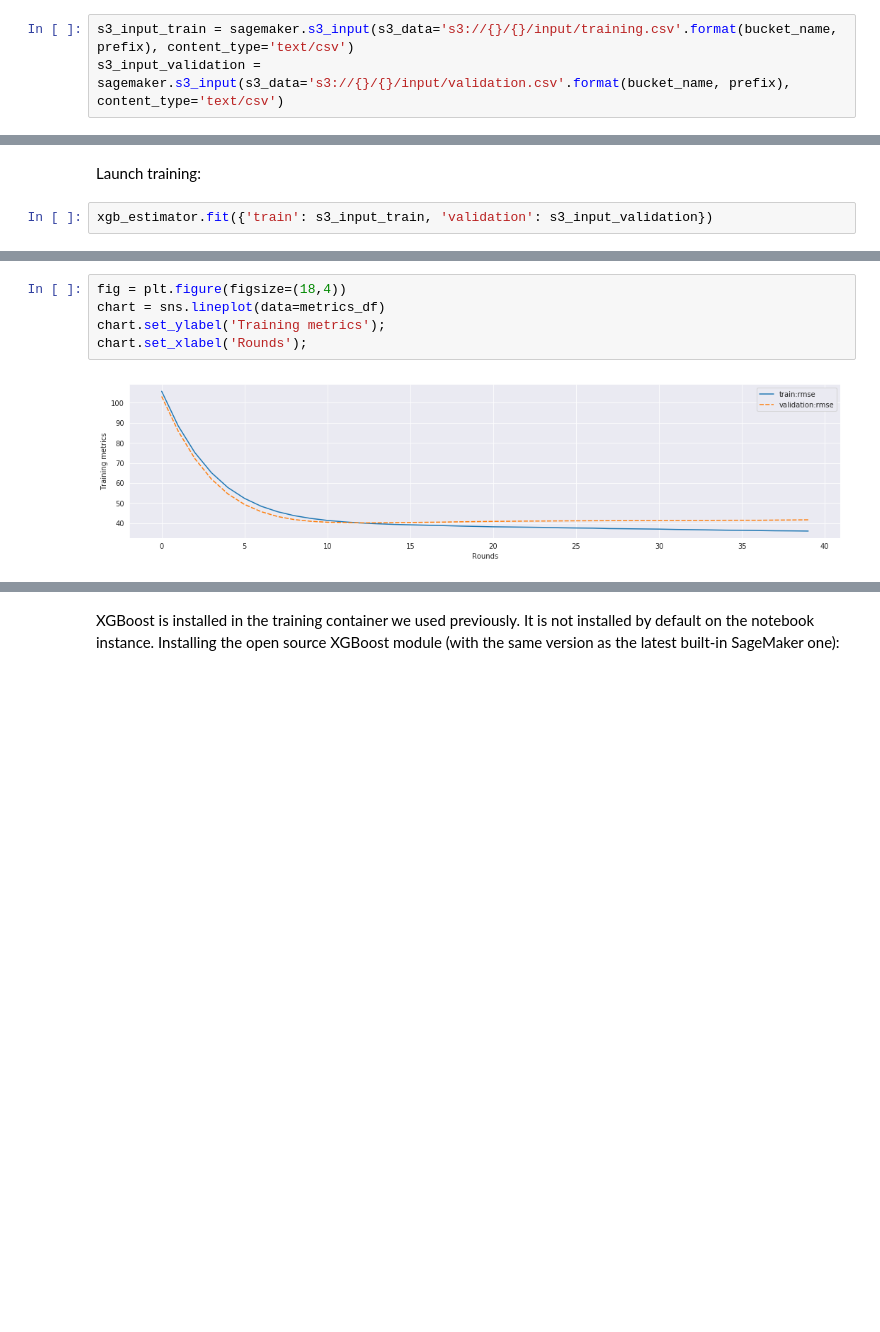
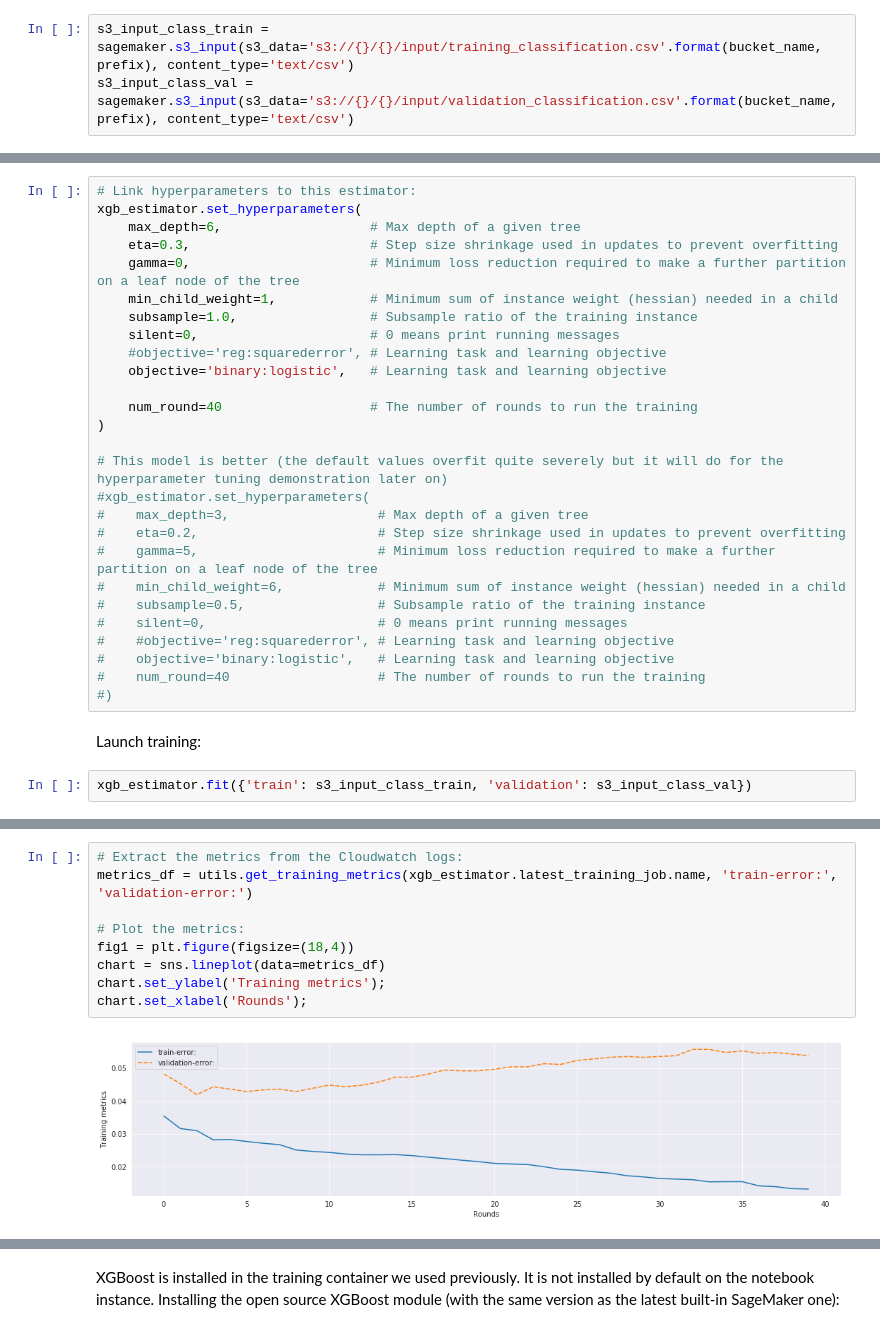
Before and after one commit to michaelhoarau/sagemaker-predictive-maintenance, a Jupyter notebook: nasa-turbofan-rul/notebooks/3 - Model training.ipynb, the cells around one changed output, grey strips where cells are left out. Saved outputs shown, nothing was run; the diff lists cells and outputs as text; blank space fills up the shorter version.

```diff
--- a/nasa-turbofan-rul/notebooks/3 - Model training.ipynb
+++ b/nasa-turbofan-rul/notebooks/3 - Model training.ipynb
@@ -103,7 +135,7 @@ session.upload_data(path='validation.csv', bucket=bucket_name, key_prefix='{}/in
 Encapsulating inputs in S3 object to ensure content type (text/csv in this case) is correctly identified by the algorithm:
 # %%
-s3_input_train = sagemaker.s3_input(s3_data='s3://{}/{}/input/training.csv'.format(bucket_name, prefix), content_type='text/csv')
-s3_input_validation = sagemaker.s3_input(s3_data='s3://{}/{}/input/validation.csv'.format(bucket_name, prefix), content_type='text/csv')
+s3_input_class_train = sagemaker.s3_input(s3_data='s3://{}/{}/input/training_classification.csv'.format(bucket_name, prefix), content_type='text/csv')
+s3_input_class_val = sagemaker.s3_input(s3_data='s3://{}/{}/input/validation_classification.csv'.format(bucket_name, prefix), content_type='text/csv')
 # %% [markdown]
 Build an `Estimator` object that will be used to train the model afterward:
 # %%
@@ -139,5 +161,32 @@ xgb_estimator.set_hyperparameters(
+# %%
+# Link hyperparameters to this estimator:
+xgb_estimator.set_hyperparameters(
+    max_depth=6,                   # Max depth of a given tree
+    eta=0.3,                       # Step size shrinkage used in updates to prevent overfitting
+    gamma=0,                       # Minimum loss reduction required to make a further partition on a leaf node of the tree
+    min_child_weight=1,            # Minimum sum of instance weight (hessian) needed in a child
+    subsample=1.0,                 # Subsample ratio of the training instance
+    silent=0,                      # 0 means print running messages
+    #objective='reg:squarederror', # Learning task and learning objective
+    objective='binary:logistic',   # Learning task and learning objective
+
+    num_round=40                   # The number of rounds to run the training
+)
+
+# This model is better (the default values overfit quite severely but it will do for the hyperparameter tuning demonstration later on)
+#xgb_estimator.set_hyperparameters(
+#    max_depth=3,                   # Max depth of a given tree
+#    eta=0.2,                       # Step size shrinkage used in updates to prevent overfitting
+#    gamma=5,                       # Minimum loss reduction required to make a further partition on a leaf node of the tree
+#    min_child_weight=6,            # Minimum sum of instance weight (hessian) needed in a child
+#    subsample=0.5,                 # Subsample ratio of the training instance
+#    silent=0,                      # 0 means print running messages
+#    #objective='reg:squarederror', # Learning task and learning objective
+#    objective='binary:logistic',   # Learning task and learning objective
+#    num_round=40                   # The number of rounds to run the training
+#)
 # %% [markdown]
 Launch training:
 # %%
-xgb_estimator.fit({'train': s3_input_train, 'validation': s3_input_validation})
+xgb_estimator.fit({'train': s3_input_class_train, 'validation': s3_input_class_val})
 # %% [output]
@@ -201,7 +212,11 @@ metrics_df.head()
 # %%
-fig = plt.figure(figsize=(18,4))
+# Extract the metrics from the Cloudwatch logs:
+metrics_df = utils.get_training_metrics(xgb_estimator.latest_training_job.name, 'train-error:', 'validation-error:')
+
+# Plot the metrics:
+fig1 = plt.figure(figsize=(18,4))
 chart = sns.lineplot(data=metrics_df)
 chart.set_ylabel('Training metrics');
 chart.set_xlabel('Rounds');
 # %% [output]
-[figure, old version]
+[figure, new version]
```
Also changed, not shown: parts of 31 cells of this notebook, 6 other files.
